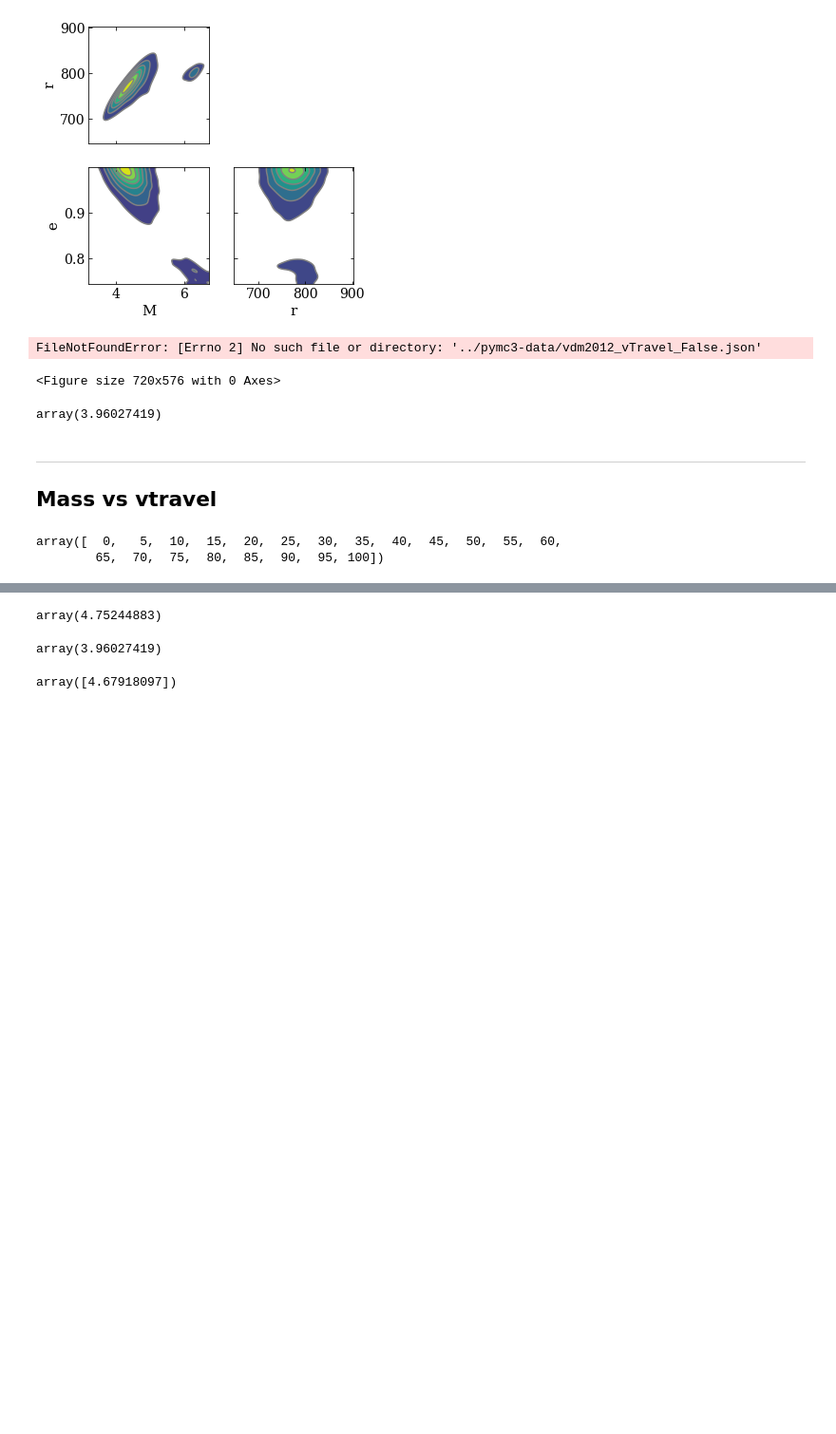
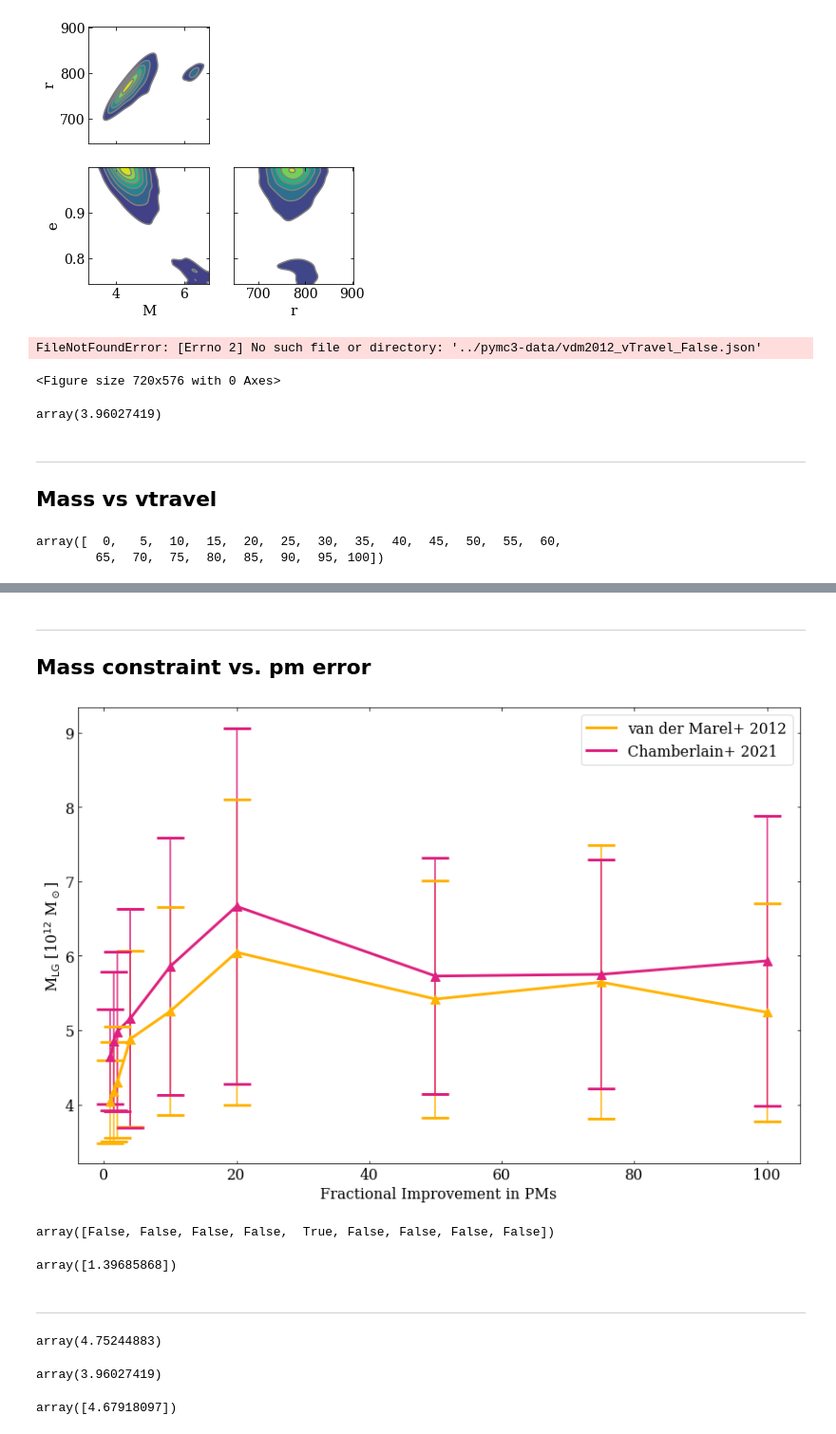
Before and after one commit to katiechambe/yellowCard, a Jupyter notebook: notebooks/pymc3-analyze-runs.ipynb, the cells around one changed output, grey strips where cells are left out. Shown at 95% size. Cells and saved outputs as stored; diff of their text form; code cells hidden in the pictures; blank space fills up the shorter version.

```diff
--- a/notebooks/pymc3-analyze-runs.ipynb
+++ b/notebooks/pymc3-analyze-runs.ipynb
@@ -31,22 +31,3 @@ palette = {"Dark":"#044751","Hydro": "#B6DAFF",
            "Halo":"#4B0094","Max Halo":"#FF6BB7"}
 # %%
 usys = UnitSystem(1e12*u.Msun, u.kpc, u.Gyr, u.radian)
-# %%
-# get those means bby!!
-# ---------------------
-
-modelChoices = ["vdm2012","fiducial2021"]
-include_vTravel = [False, True]
-modelChoices = ["vdm2012","fiducial2021","vdm2012","fiducial2021"]
-
-means = {}
-
-for mod,name in zip(modelChoices,label_model):
-    for incl,vname in zip(include_vTravel,label_vtravel):
-        data = az.from_json(f"../pymc3-data/{mod}_vTravel_{incl}.json")
-        label = mod
-        if incl:
-            label+="_vtravel"
-        means[label]={}
-        for param in ["M","r","e"]:
-            means[label][param] = np.asarray((data.posterior[param]).mean())
@@ -313,3 +345,48 @@ plt.show()
+# %% [markdown]
+___
+## Mass constraint vs. pm error
+# %%
+modelChoices = ["vdm2012","fiducial2021"]
+label_model = ["van der Marel+ 2012","Chamberlain+ 2021"]
+
+
+color = [palette['Minor Pairs'],palette["Extra"]]
+alpha = [0.2,0.4]
+
+fig,ax=plt.subplots(figsize=(12,8))
+for mod,lab,col,al in zip(modelChoices,label_model,color,alpha):
+
+    plt.plot(means_pmimprov[mod]['pm_errs'], means_pmimprov[mod]['M'],
+             label=lab, color=col, lw=3)
+
+for mod,lab,col,al in zip(modelChoices,label_model,color,alpha):
+    plt.errorbar(x=means_pmimprov[mod]['pm_errs'],
+                 y=means_pmimprov[mod]['M'],
+                 yerr=stds_pmimprov[mod]['M'],
+                 color=col, capsize=15,
+                 capthick=3, marker='^',ms=10,
+                 linestyle="")
+
+# plt.scatter(0,0,label=r'v$_{\rm travel}$ from P21',marker="^",s=80,color='grey')
+ax.set_xlabel(r'Fractional Improvement in PMs')
+ax.set_ylabel(r'M$_{\rm LG}$ [10$^{12}$ M$_\odot$]')
+plt.legend()
+# plt.ylim(3.2,5.5)
+plt.tight_layout()
+plt.savefig("../plots/analyze-runs-MvsPM.png",dpi=300)
+plt.show()
+# %% [output]
+[figure, added]
+# %%
+stds_pmimprov['vdm2012']["pm_errs"]==10
+# %% [output]
+array([False, False, False, False,  True, False, False, False, False])
+# %%
+stds_pmimprov['vdm2012']["M"][stds_pmimprov['vdm2012']["pm_errs"]==10]
+# %% [output]
+array([1.39685868])
+# %% [markdown]
+---
 # %%
 means["fiducial2021"]["M"]
 # %% [output]
```
Also changed, not shown: parts of 11 cells of this notebook, 2 other files.
